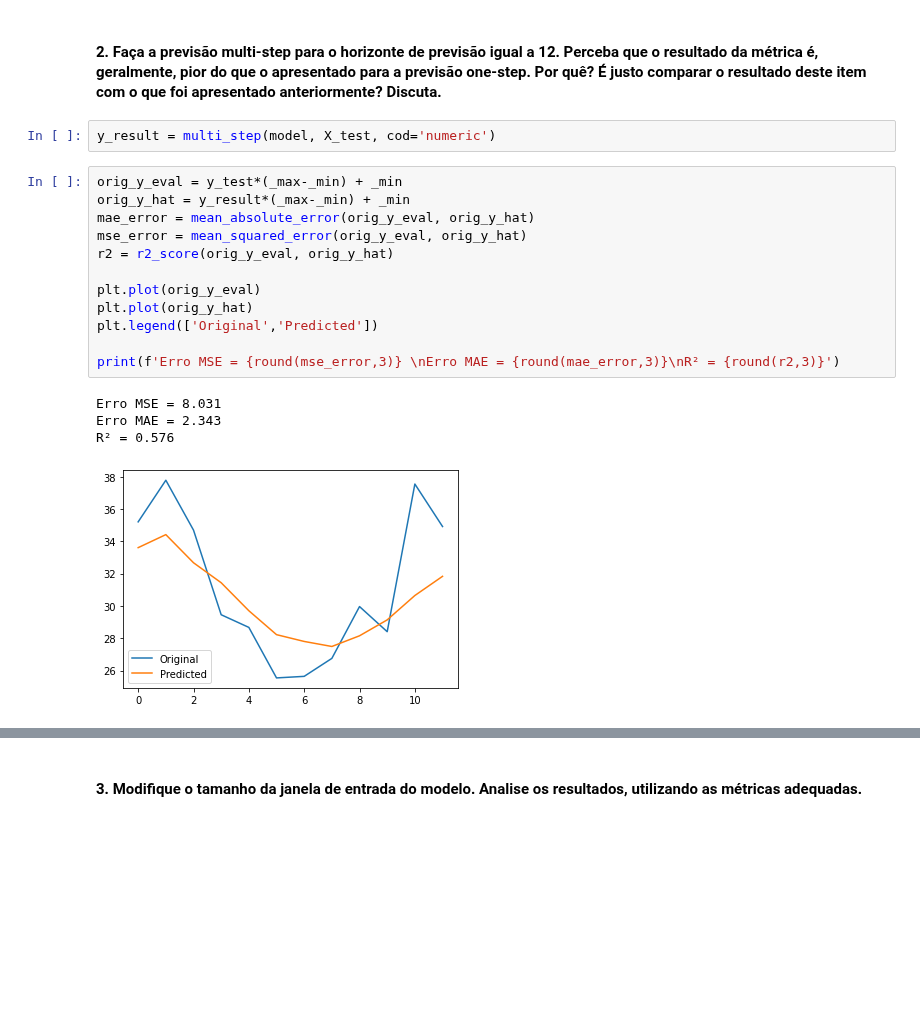
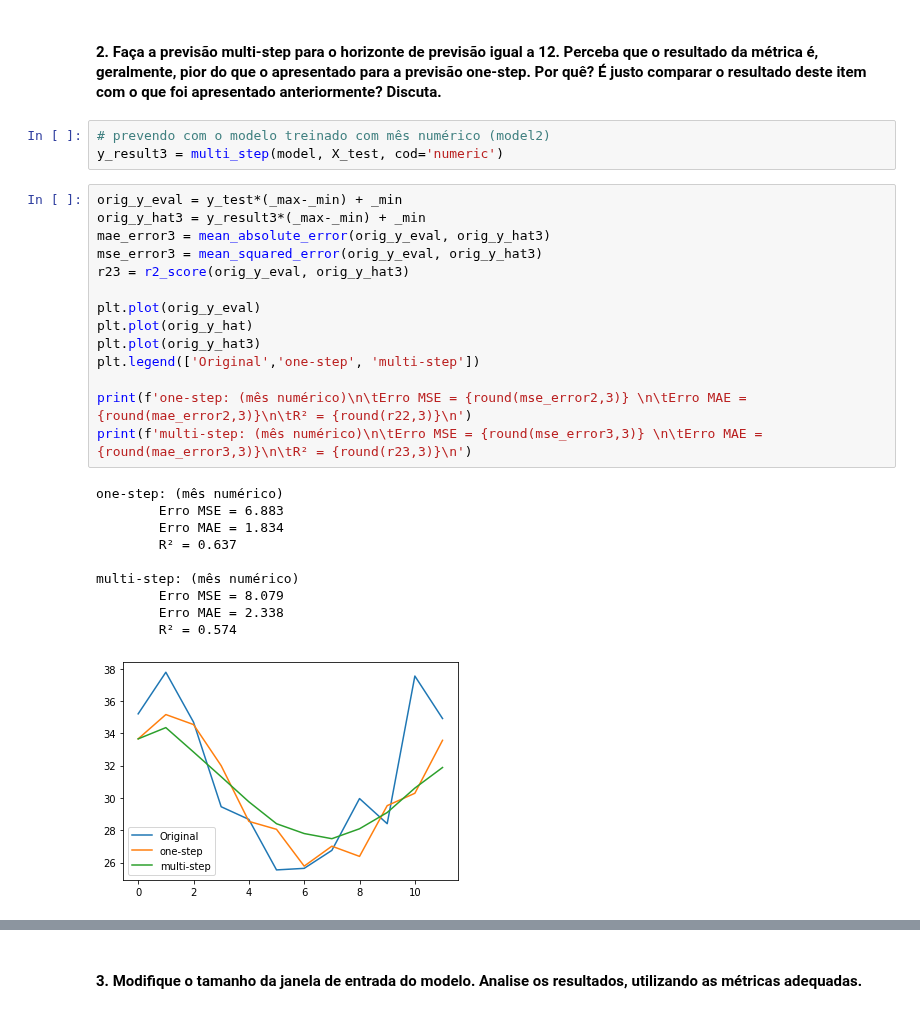
Before and after one commit to felipecostapereira/ELE2389_RedesNeurais, a Jupyter notebook: class_pratica2_Felipe.ipynb, the cells around one changed output, grey strips where cells are left out. Saved outputs shown, nothing was run; the diff lists cells and outputs as text; blank space fills up the shorter version.

```diff
--- a/class_pratica2_Felipe.ipynb
+++ b/class_pratica2_Felipe.ipynb
@@ -593,21 +593,30 @@ def multi_step(model, X_test, cod='numeric'):
 # %% [markdown]
 #### 2.	Faça a previsão multi-step para o horizonte de previsão igual a 12. Perceba que o resultado da métrica é, geralmente, pior do que o apresentado para a previsão one-step. Por quê? É justo comparar o resultado deste item com o que foi apresentado anteriormente? Discuta.
 # %%
-y_result = multi_step(model, X_test, cod='numeric')
+# prevendo com o modelo treinado com mês numérico (model2)
+y_result3 = multi_step(model, X_test, cod='numeric')
 # %%
 orig_y_eval = y_test*(_max-_min) + _min
-orig_y_hat = y_result*(_max-_min) + _min
-mae_error = mean_absolute_error(orig_y_eval, orig_y_hat)
-mse_error = mean_squared_error(orig_y_eval, orig_y_hat)
-r2 = r2_score(orig_y_eval, orig_y_hat)
+orig_y_hat3 = y_result3*(_max-_min) + _min
+mae_error3 = mean_absolute_error(orig_y_eval, orig_y_hat3)
+mse_error3 = mean_squared_error(orig_y_eval, orig_y_hat3)
+r23 = r2_score(orig_y_eval, orig_y_hat3)
 
 plt.plot(orig_y_eval)
 plt.plot(orig_y_hat)
-plt.legend(['Original','Predicted'])
+plt.plot(orig_y_hat3)
+plt.legend(['Original','one-step', 'multi-step'])
 
-print(f'Erro MSE = {round(mse_error,3)} \nErro MAE = {round(mae_error,3)}\nR² = {round(r2,3)}')
+print(f'one-step: (mês numérico)\n\tErro MSE = {round(mse_error2,3)} \n\tErro MAE = {round(mae_error2,3)}\n\tR² = {round(r22,3)}\n')
+print(f'multi-step: (mês numérico)\n\tErro MSE = {round(mse_error3,3)} \n\tErro MAE = {round(mae_error3,3)}\n\tR² = {round(r23,3)}\n')
 # %% [output]
-Erro MSE = 8.031
-Erro MAE = 2.343
-R² = 0.576
+one-step: (mês numérico)
+        Erro MSE = 6.883
+        Erro MAE = 1.834
+        R² = 0.637
+
+multi-step: (mês numérico)
+        Erro MSE = 8.079
+        Erro MAE = 2.338
+        R² = 0.574
-[figure, old version]
+[figure, new version]
```
Also changed, not shown: parts of 11 cells of this notebook.
